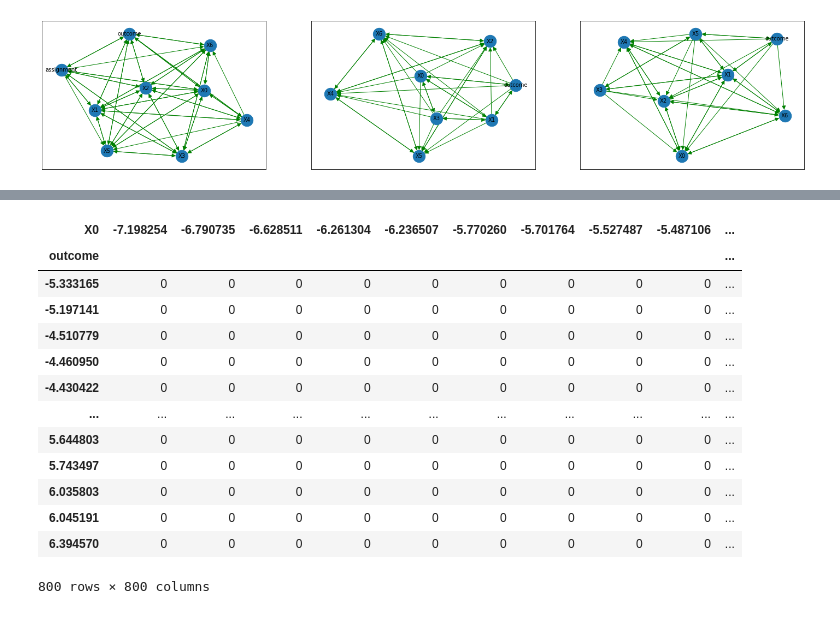
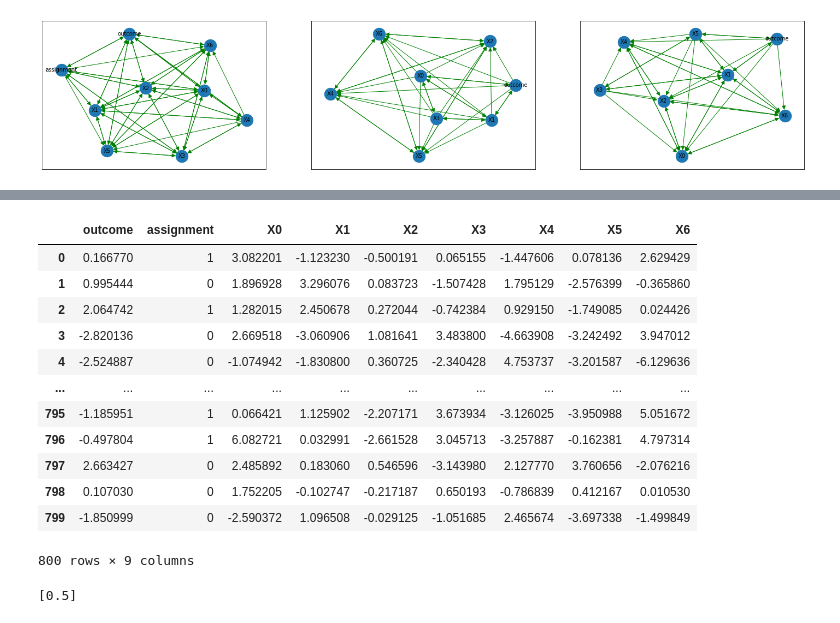
Before and after one commit to MawuliAgamah/ml-propensity-score-matching, a Jupyter notebook: simulation study.ipynb, the cells around one changed output, grey strips where cells are left out. Cells and saved outputs as stored; diff of their text form; code cells hidden in the pictures.

```diff
--- a/simulation study.ipynb
+++ b/simulation study.ipynb
@@ -157,7 +157,7 @@ from opossum import UserInterface
 
 random.seed(10)
 #number of observations
-n = 800
+n = 722
 #number of covariates
 k = 7
 
@@ -397,18 +380,16 @@ rp.summary_cat(df_o[["outcome", "X0"]])
-# %%
-crosstab = pd.crosstab(df_o["outcome"], df_o["X0"])
-crosstab
-# %% [output]
-| X0 | -7.198254 | -6.790735 | -6.628511 | -6.261304 | -6.236507 | -5.770260 | -5.701764 | -5.527487 | -5.487106 | ... |
-| outcome |  |  |  |  |  |  |  |  |  | ... |
-| -5.333165 | 0 | 0 | 0 | 0 | 0 | 0 | 0 | 0 | 0 | ... |
-| -5.197141 | 0 | 0 | 0 | 0 | 0 | 0 | 0 | 0 | 0 | ... |
-| -4.510779 | 0 | 0 | 0 | 0 | 0 | 0 | 0 | 0 | 0 | ... |
-| -4.460950 | 0 | 0 | 0 | 0 | 0 | 0 | 0 | 0 | 0 | ... |
-| -4.430422 | 0 | 0 | 0 | 0 | 0 | 0 | 0 | 0 | 0 | ... |
-| ... | ... | ... | ... | ... | ... | ... | ... | ... | ... | ... |
-| 5.644803 | 0 | 0 | 0 | 0 | 0 | 0 | 0 | 0 | 0 | ... |
-| 5.743497 | 0 | 0 | 0 | 0 | 0 | 0 | 0 | 0 | 0 | ... |
-| 6.035803 | 0 | 0 | 0 | 0 | 0 | 0 | 0 | 0 | 0 | ... |
-| 6.045191 | 0 | 0 | 0 | 0 | 0 | 0 | 0 | 0 | 0 | ... |
-| 6.394570 | 0 | 0 | 0 | 0 | 0 | 0 | 0 | 0 | 0 | ... |
-800 rows × 800 columns
+# %%
+df_o
+# %% [output]
+|  | outcome | assignment | X0 | X1 | X2 | X3 | X4 | X5 | X6 |
+| 0 | 0.166770 | 1 | 3.082201 | -1.123230 | -0.500191 | 0.065155 | -1.447606 | 0.078136 | 2.629429 |
+| 1 | 0.995444 | 0 | 1.896928 | 3.296076 | 0.083723 | -1.507428 | 1.795129 | -2.576399 | -0.365860 |
+| 2 | 2.064742 | 1 | 1.282015 | 2.450678 | 0.272044 | -0.742384 | 0.929150 | -1.749085 | 0.024426 |
+| 3 | -2.820136 | 0 | 2.669518 | -3.060906 | 1.081641 | 3.483800 | -4.663908 | -3.242492 | 3.947012 |
+| 4 | -2.524887 | 0 | -1.074942 | -1.830800 | 0.360725 | -2.340428 | 4.753737 | -3.201587 | -6.129636 |
+| ... | ... | ... | ... | ... | ... | ... | ... | ... | ... |
+| 795 | -1.185951 | 1 | 0.066421 | 1.125902 | -2.207171 | 3.673934 | -3.126025 | -3.950988 | 5.051672 |
+| 796 | -0.497804 | 1 | 6.082721 | 0.032991 | -2.661528 | 3.045713 | -3.257887 | -0.162381 | 4.797314 |
+| 797 | 2.663427 | 0 | 2.485892 | 0.183060 | 0.546596 | -3.143980 | 2.127770 | 3.760656 | -2.076216 |
+| 798 | 0.107030 | 0 | 1.752205 | -0.102747 | -0.217187 | 0.650193 | -0.786839 | 0.412167 | 0.010530 |
+| 799 | -1.850999 | 0 | -2.590372 | 1.096508 | -0.029125 | -1.051685 | 2.465674 | -3.697338 | -1.499849 |
+800 rows × 9 columns
@@ -414,0 +434,7 @@ crosstab
+# %%
+ci_pvals = []
+pvalue = CCIT.CCIT(outcome_a,assignment_a,emptyset)
+ci_pvals.append(pvalue)
+ci_pvals
+# %% [output]
+[0.5]
```
Also changed, not shown: parts of 3 cells of this notebook, 1 other file.
